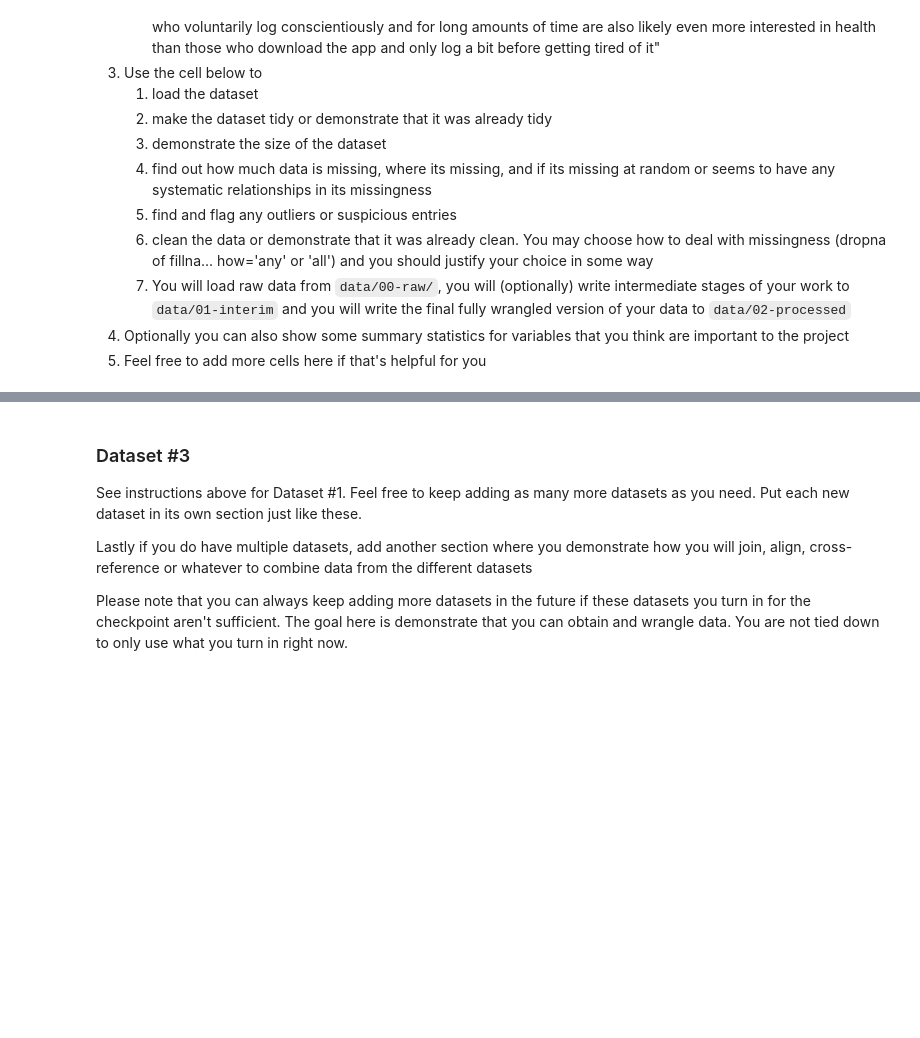
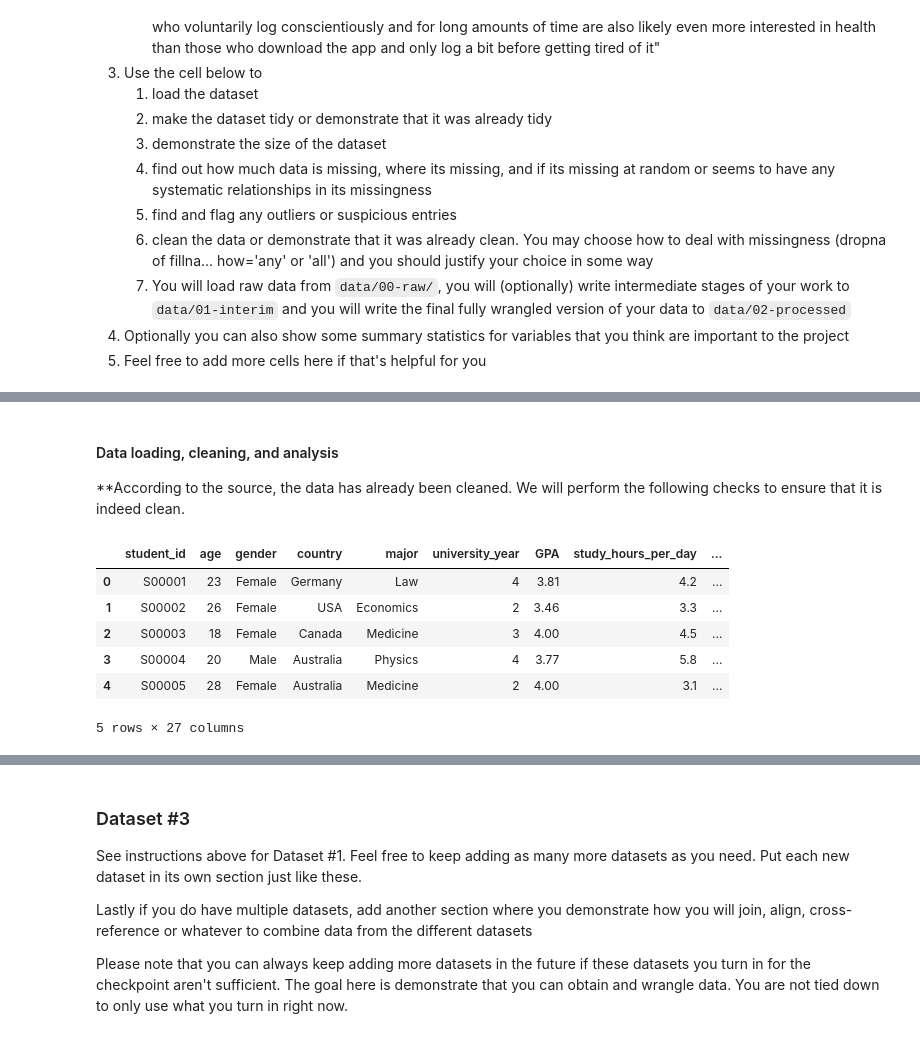
Before and after one commit to AnEpiphanyMaybe/sleep-screen-time-analysis, a Jupyter notebook: 01-DataCheckpoint.ipynb, the cells around one changed output, grey strips where cells are left out. Drawn from its saved outputs; the diff is of its cells as text; code cells hidden in the pictures; blank space fills up the shorter version.

```diff
--- a/01-DataCheckpoint.ipynb
+++ b/01-DataCheckpoint.ipynb
@@ -166,2 +177,16 @@ Please note that you can always keep adding more datasets in the future if these
+# %% [markdown]
+#### Data loading, cleaning, and analysis
+**According to the source, the data has already been cleaned. We will perform the following checks to ensure that it is indeed clean.
 # %%
 ## YOUR CODE TO LOAD/CLEAN/TIDY/WRANGLE THE DATA GOES HERE
+# Loading the dataset
+data2 = pd.read_csv('data/00-raw/global_university_students_performance_habits_10000.csv')
+data2.head()
+# %% [output]
+|  | student_id | age | gender | country | major | university_year | GPA | study_hours_per_day | ... |
+| 0 | S00001 | 23 | Female | Germany | Law | 4 | 3.81 | 4.2 | ... |
+| 1 | S00002 | 26 | Female | USA | Economics | 2 | 3.46 | 3.3 | ... |
+| 2 | S00003 | 18 | Female | Canada | Medicine | 3 | 4.00 | 4.5 | ... |
+| 3 | S00004 | 20 | Male | Australia | Physics | 4 | 3.77 | 5.8 | ... |
+| 4 | S00005 | 28 | Female | Australia | Medicine | 2 | 4.00 | 3.1 | ... |
+5 rows × 27 columns
```
Also changed, not shown: parts of 12 cells of this notebook.
